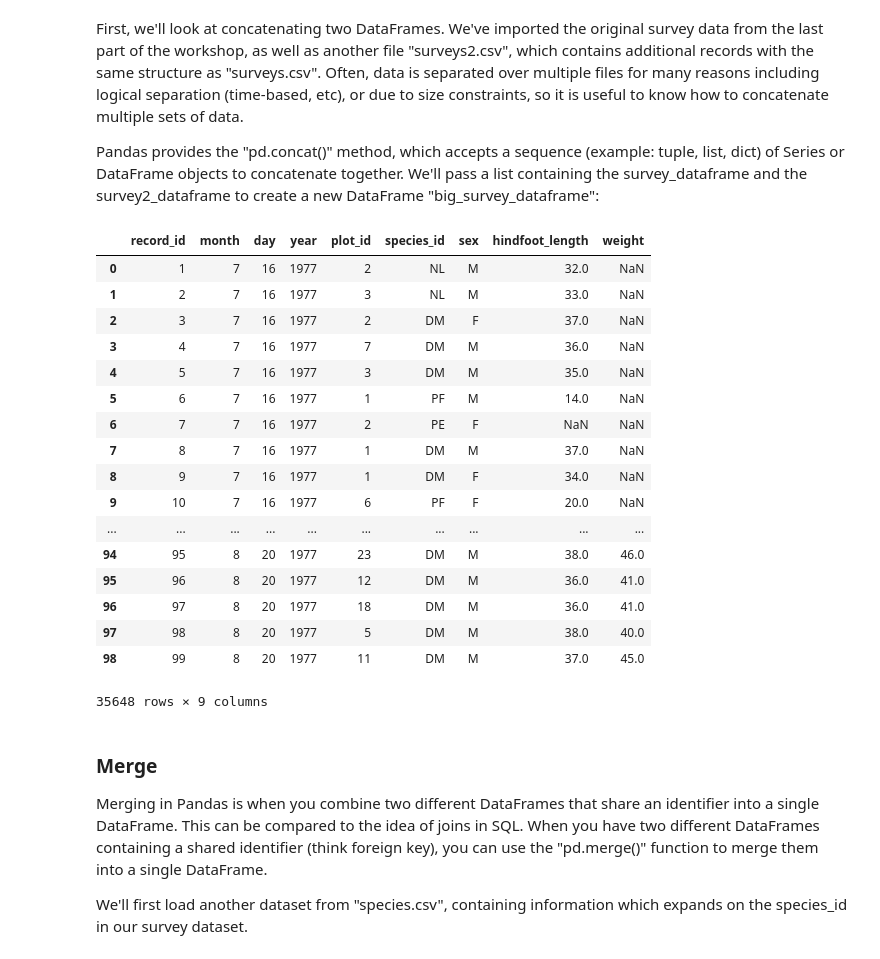
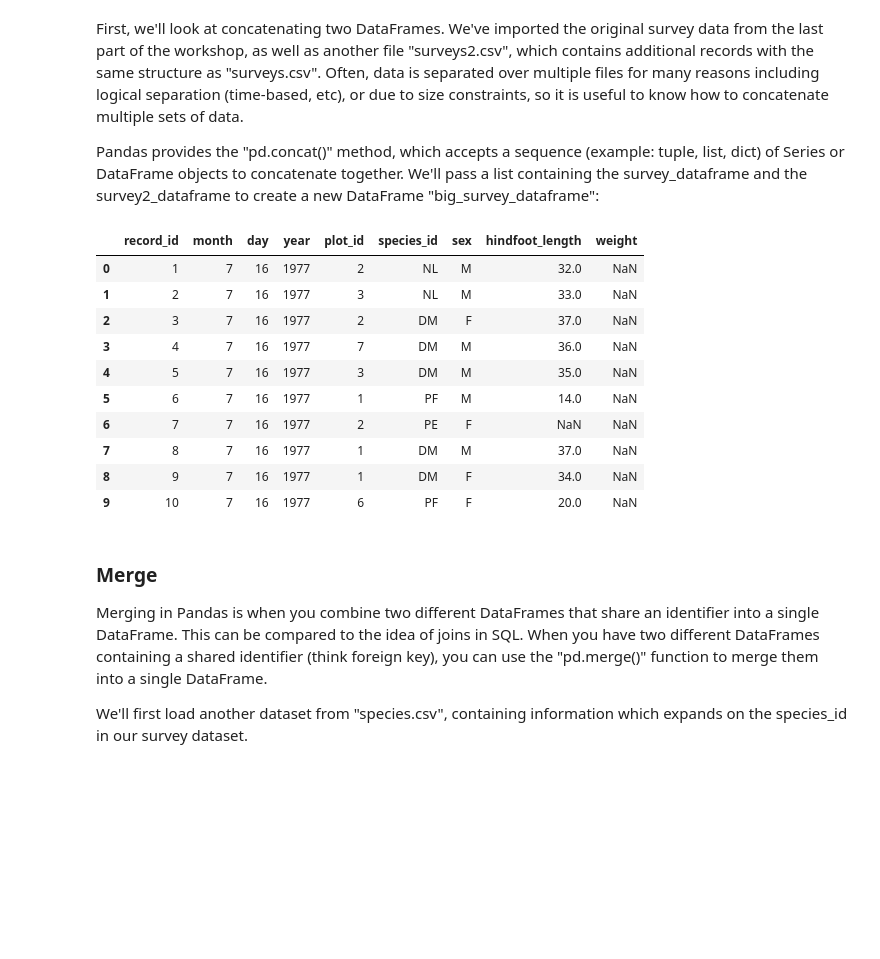
Before and after one commit to NCSU-Libraries/pandas-code4lib-2017, a Jupyter notebook: notebooks/workshop_2.ipynb, the cells around one changed output. Saved outputs shown, nothing was run; the diff lists cells and outputs as text; code cells hidden in the pictures; blank space fills up the shorter version.

```diff
--- a/notebooks/workshop_2.ipynb
+++ b/notebooks/workshop_2.ipynb
@@ -33,26 +35,19 @@ First, we'll look at concatenating two DataFrames. We've imported the original s
 Pandas provides the "pd.concat()" method, which accepts a sequence (example: tuple, list, dict) of Series or DataFrame objects to concatenate together. We'll pass a list containing the survey_dataframe and the survey2_dataframe to create a new DataFrame "big_survey_dataframe":
 # %%
 big_survey_dataframe = pd.concat([survey_dataframe, survey2_dataframe])
-big_survey_dataframe
+big_survey_dataframe.head(10)
 # %% [output]
 |  | record_id | month | day | year | plot_id | species_id | sex | hindfoot_length | weight |
 | 0 | 1 | 7 | 16 | 1977 | 2 | NL | M | 32.0 | NaN |
 | 1 | 2 | 7 | 16 | 1977 | 3 | NL | M | 33.0 | NaN |
 | 2 | 3 | 7 | 16 | 1977 | 2 | DM | F | 37.0 | NaN |
 | 3 | 4 | 7 | 16 | 1977 | 7 | DM | M | 36.0 | NaN |
 | 4 | 5 | 7 | 16 | 1977 | 3 | DM | M | 35.0 | NaN |
 | 5 | 6 | 7 | 16 | 1977 | 1 | PF | M | 14.0 | NaN |
 | 6 | 7 | 7 | 16 | 1977 | 2 | PE | F | NaN | NaN |
 | 7 | 8 | 7 | 16 | 1977 | 1 | DM | M | 37.0 | NaN |
 | 8 | 9 | 7 | 16 | 1977 | 1 | DM | F | 34.0 | NaN |
 | 9 | 10 | 7 | 16 | 1977 | 6 | PF | F | 20.0 | NaN |
-| ... | ... | ... | ... | ... | ... | ... | ... | ... | ... |
-| 94 | 95 | 8 | 20 | 1977 | 23 | DM | M | 38.0 | 46.0 |
-| 95 | 96 | 8 | 20 | 1977 | 12 | DM | M | 36.0 | 41.0 |
-| 96 | 97 | 8 | 20 | 1977 | 18 | DM | M | 36.0 | 41.0 |
-| 97 | 98 | 8 | 20 | 1977 | 5 | DM | M | 38.0 | 40.0 |
-| 98 | 99 | 8 | 20 | 1977 | 11 | DM | M | 37.0 | 45.0 |
-35648 rows × 9 columns
 # %% [markdown]
 ### Merge
 
```
Also changed, not shown: parts of 7 cells of this notebook, 1 other file.
